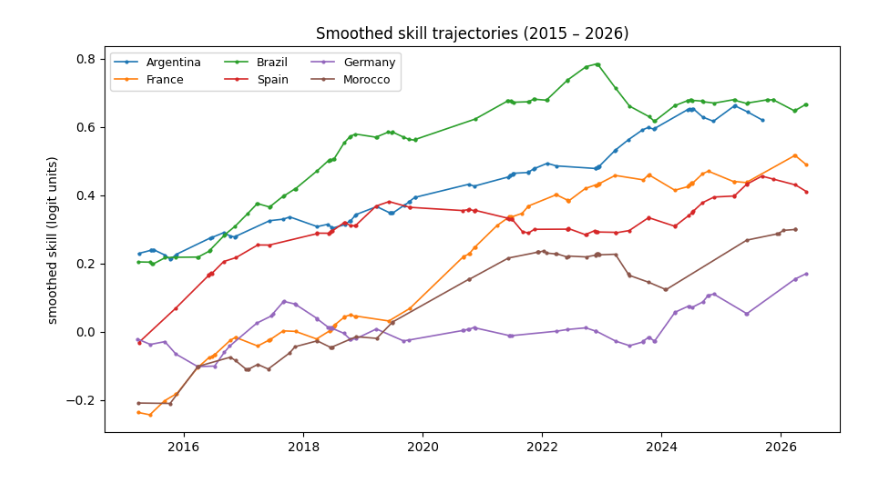
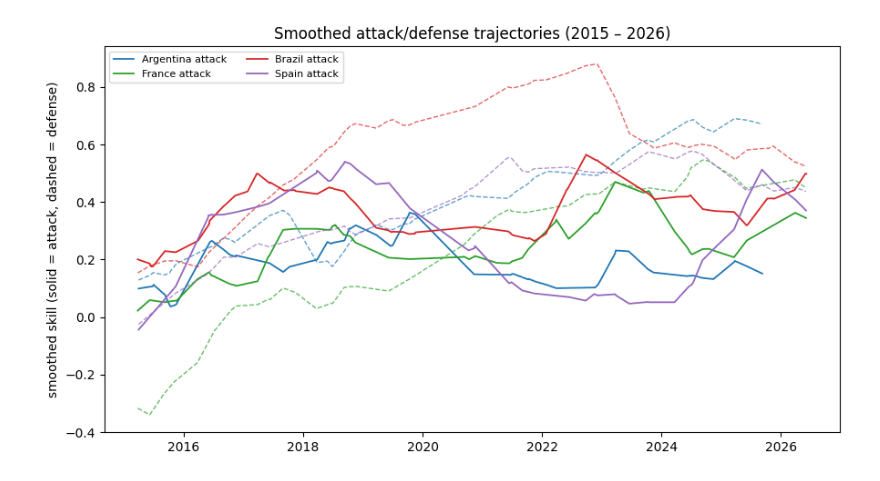
Before and after one commit to DanWaxman/dynestyx, a Jupyter notebook: docs/deep_dives/factorial_world_cup.ipynb, the cells around one changed output. Cells and saved outputs as stored; diff of their text form; code cells hidden in the pictures.

```diff
--- a/docs/deep_dives/factorial_world_cup.ipynb
+++ b/docs/deep_dives/factorial_world_cup.ipynb
@@ -173,12 +167,19 @@ The last filtered skill of each team is its current rating.
 # %%
 trace = Predictive(world_cup_model, num_samples=1)(jax.random.PRNGKey(0))
-final_skill = np.asarray(trace["skill_filtered_states_mean"][0, :, 0])  # (F,)
-print(f"marginal log-likelihood: {float(trace['skill_marginal_loglik'][0]):.1f}")
+skills = np.asarray(trace["skill_filtered_states_mean"][0])  # (F, 2)
+attack, defense = skills[:, 0], skills[:, 1]
+overall = attack + defense
+print(f"marginal log-likelihood (EKF evidence): {float(trace['skill_marginal_loglik'][0]):.1f}")
 
-order = np.argsort(final_skill)[::-1]
+order = np.argsort(overall)[::-1]
 ranking = pd.DataFrame(
-    {"team": [wc_teams[i] for i in order], "skill": final_skill[order]}
+    {
+        "team": [wc_teams[i] for i in order],
+        "attack": attack[order],
+        "defense": defense[order],
+        "overall": overall[order],
+    }
 )
 ranking.index = np.arange(1, F + 1)
-ranking.head(15)
+ranking.head(15).round(3)
 # %% [output]
@@ -223,41 +235,46 @@ def smoothed_model():
     with Smoother(
         smoother_config=FactorialEKFSmootherConfig(record_smoothed_states_mean=True)
     ):
         dsx.sample(
             "skill",
             build_model(),
             obs_times=obs_times,
             obs_values=obs_values,
             obs_factor_indices=obs_factor_indices,
         )
 
 
 strace = Predictive(smoothed_model, num_samples=1)(jax.random.PRNGKey(0))
-smoothed_local = np.asarray(strace["skill_smoothed_local_states_mean"][0, :, :, 0])  # (K, 2)
+smoothed_local = np.asarray(strace["skill_smoothed_local_states_mean"][0])  # (K, 2, 2)
 idx_np = np.asarray(obs_factor_indices)
 match_dates = played["date"].to_numpy()
 
 
 def team_trajectory(team):
     i = team_idx[team]
-    dates, skills = [], []
+    dates, att, dfn = [], [], []
     for k in range(K):
         for j in range(2):
             if idx_np[k, j] == i:
                 dates.append(match_dates[k])
-                skills.append(smoothed_local[k, j])
-    return np.array(dates), np.array(skills)
+                att.append(smoothed_local[k, j, 0])
+                dfn.append(smoothed_local[k, j, 1])
+    return np.array(dates), np.array(att), np.array(dfn)
 
 
 fig, ax = plt.subplots(figsize=(9, 5))
-for team in ["Argentina", "France", "Brazil", "Spain", "Germany", "Morocco"]:
+for team, color in zip(
+    ["Argentina", "France", "Brazil", "Spain"],
+    ["#1f77b4", "#2ca02c", "#d62728", "#9467bd"],
+):
     if team in team_idx:
-        d_, s_ = team_trajectory(team)
-        ax.plot(d_, s_, marker=".", ms=4, lw=1.2, label=team)
-ax.set_ylabel("smoothed skill (logit units)")
-ax.set_title("Smoothed skill trajectories (2015 – 2026)")
-ax.legend(ncol=3, fontsize=9)
+        d_, a_, f_ = team_trajectory(team)
+        ax.plot(d_, a_, "-", color=color, lw=1.3, label=f"{team} attack")
+        ax.plot(d_, f_, "--", color=color, lw=1.0, alpha=0.7)
+ax.set_ylabel("smoothed skill (solid = attack, dashed = defense)")
+ax.set_title("Smoothed attack/defense trajectories (2015 – 2026)")
+ax.legend(ncol=2, fontsize=8)
 fig.tight_layout()
 plt.show()
 # %% [output]
-[figure, old version]
+[figure, new version]
```
Also changed, not shown: parts of 25 cells of this notebook.
